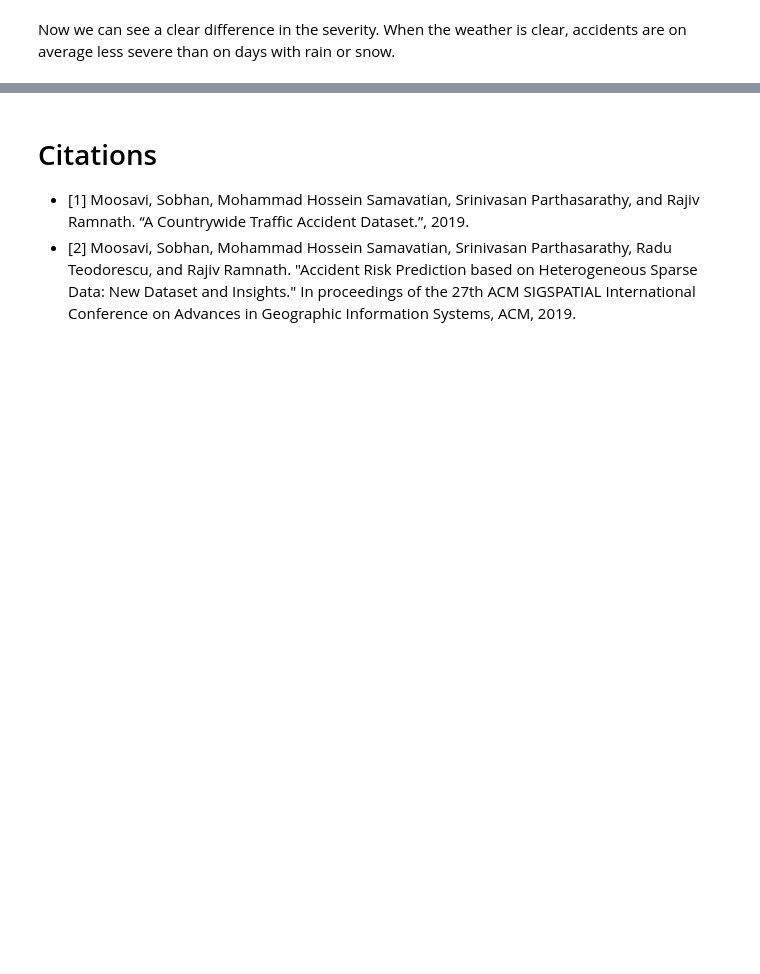
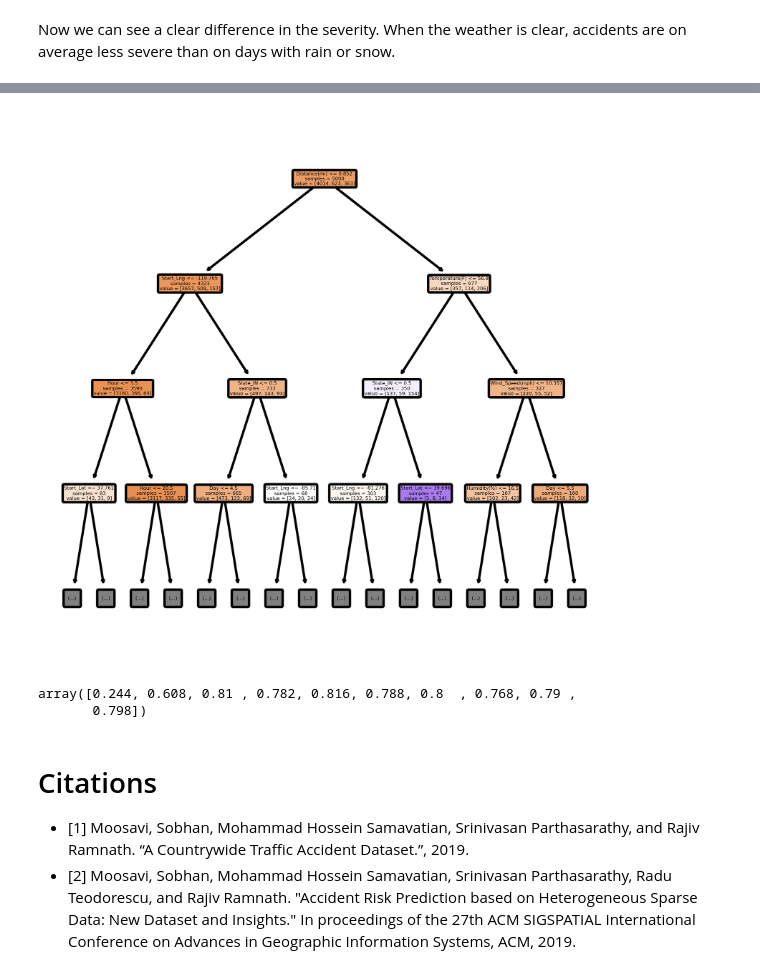
Before and after one commit to kashishpt/CMSC320FinalProject, a Jupyter notebook: main.ipynb, the cells around one changed output, grey strips where cells are left out. Saved outputs shown, nothing was run; the diff lists cells and outputs as text; code cells hidden in the pictures; blank space fills up the shorter version.

Commit message:
Add Decision Tree

```diff
--- a/main.ipynb
+++ b/main.ipynb
@@ -335,0 +335,4 @@ Next, we train a model that predicts accident severity based on the other data p
+# %%
+# remove the necessary columns
+data = pd.get_dummies(data.drop(["Start_Time", "End_Time", "City", "Weather_Condition", "ID", 'Sunrise_Sunset', 'Civil_Twilight'], axis=1, errors='ignore'))
+data.head()
@@ -335,0 +367,5 @@ Next, we train a model that predicts accident severity based on the other data p
+# %%
+data = data.drop('Wind_Chill(F)')
+data['Precipitation(in)'] = data['Precipitation(in)'].fillna(0)
+data = data.fillna(data.mean())
+data.head()
@@ -336,3 +380,23 @@ Next, we train a model that predicts accident severity based on the other data p
+# %%
+X = data.drop(['Severity'], axis=1)
+y = data['Severity']
+decision_tree = DecisionTreeClassifier(random_state=0, max_depth=7).fit(X, y)
+fig, axes = plt.subplots(nrows = 1,ncols = 1,figsize = (4,4), dpi=600)
+
+tree.plot_tree(decision_tree,
+           feature_names = list(X.columns),
+           filled = True,
+           max_depth=3,
+           fontsize=2,
+           rounded=True,
+           impurity=False);
+# %% [output]
+[figure, added]
+# %%
+cross_val_score(decision_tree, X, y, cv=10)
+# %% [output]
+array([0.244, 0.608, 0.81 , 0.782, 0.816, 0.788, 0.8  , 0.768, 0.79 ,
+       0.798])
 # %% [markdown]
 # Citations
 - <a id="1">[1]</a>
```
Also changed, not shown: parts of 16 cells of this notebook, 3 other files.
